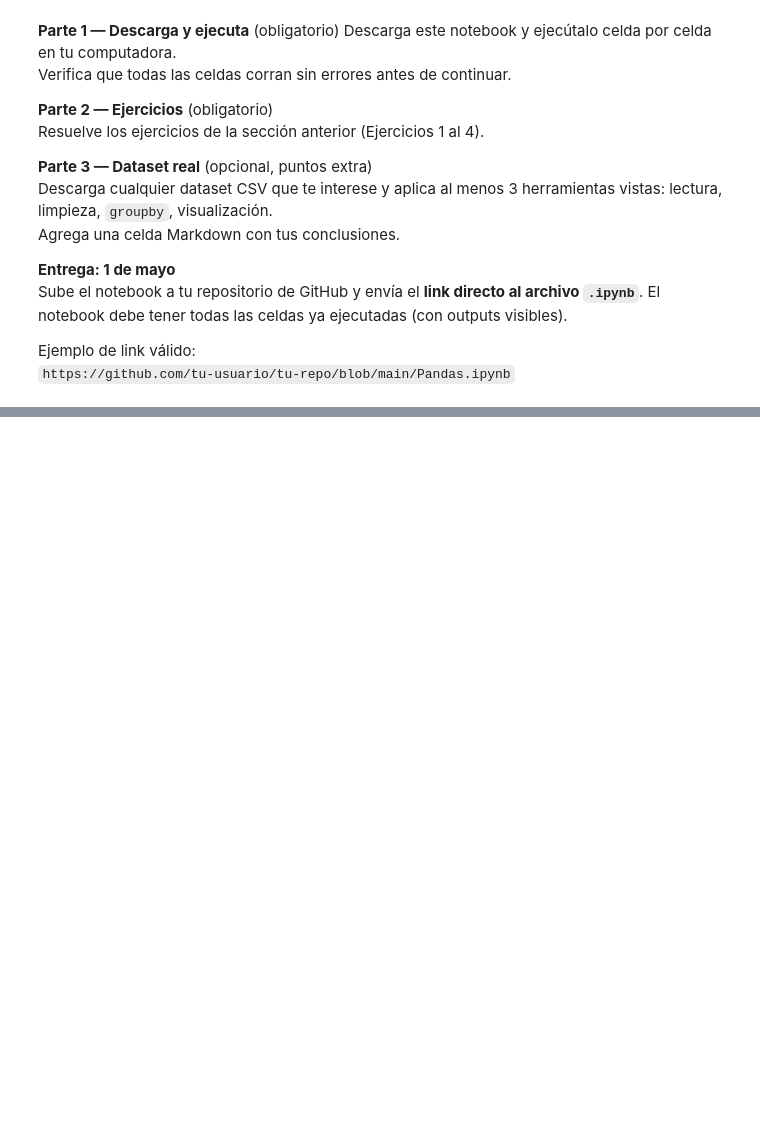
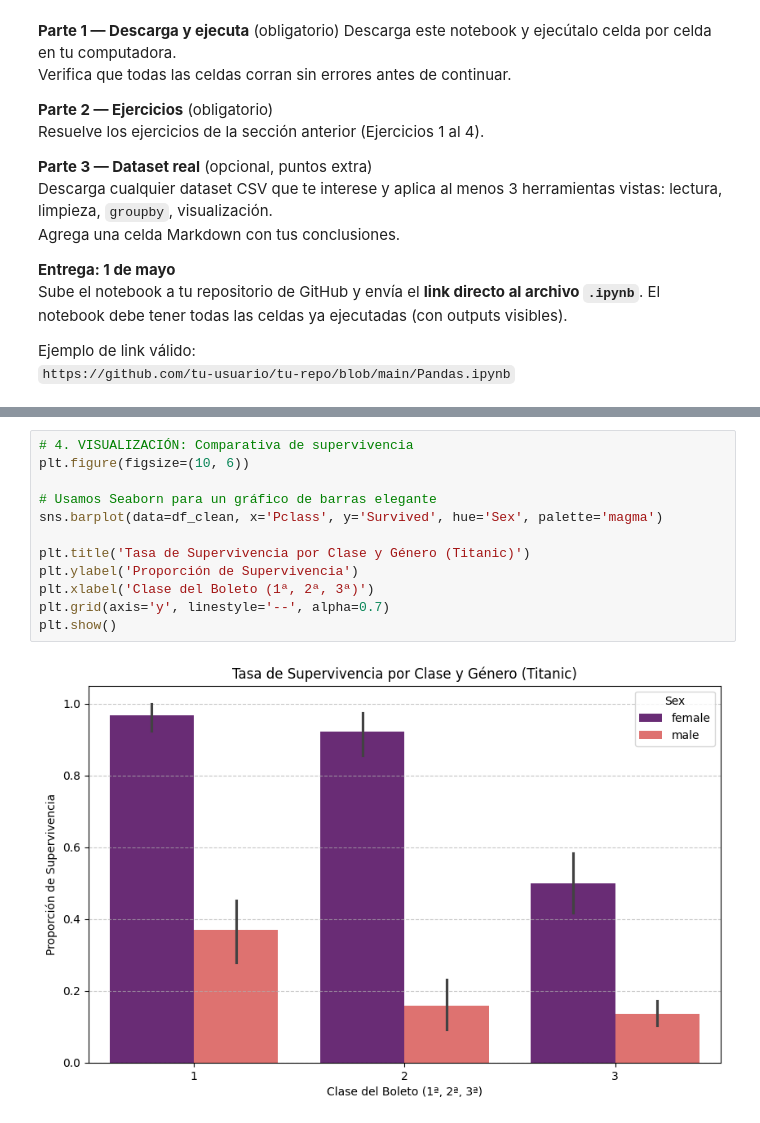
Before and after one commit to SaharaTorres/F12-Programacion-mio-, a Jupyter notebook: Tareas/Tarea5.ipynb, the cells around one changed output, grey strips where cells are left out. Saved outputs shown, nothing was run; the diff lists cells and outputs as text; blank space fills up the shorter version.

```diff
--- a/Tareas/Tarea5.ipynb
+++ b/Tareas/Tarea5.ipynb
@@ -1199,0 +1236,14 @@ plt.show()
+# %%
+# 4. VISUALIZACIÓN: Comparativa de supervivencia
+plt.figure(figsize=(10, 6))
+
+# Usamos Seaborn para un gráfico de barras elegante
+sns.barplot(data=df_clean, x='Pclass', y='Survived', hue='Sex', palette='magma')
+
+plt.title('Tasa de Supervivencia por Clase y Género (Titanic)')
+plt.ylabel('Proporción de Supervivencia')
+plt.xlabel('Clase del Boleto (1ª, 2ª, 3ª)')
+plt.grid(axis='y', linestyle='--', alpha=0.7)
+plt.show()
+# %% [output]
+[figure, added]
```
Also changed, not shown: parts of 5 cells of this notebook.
